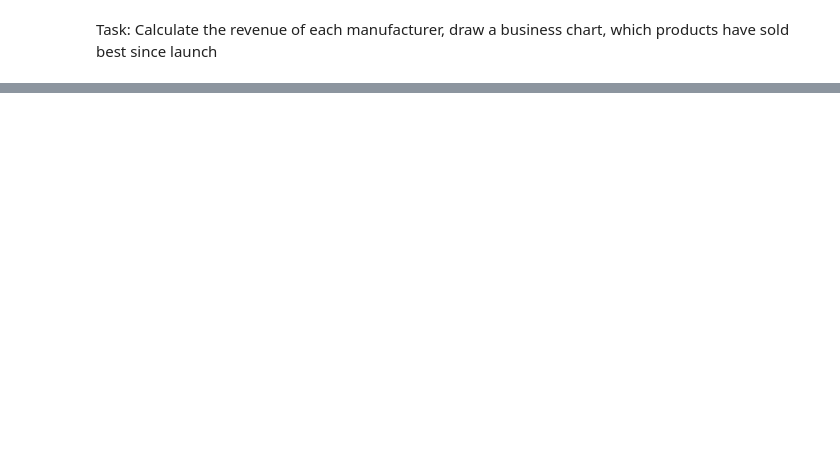
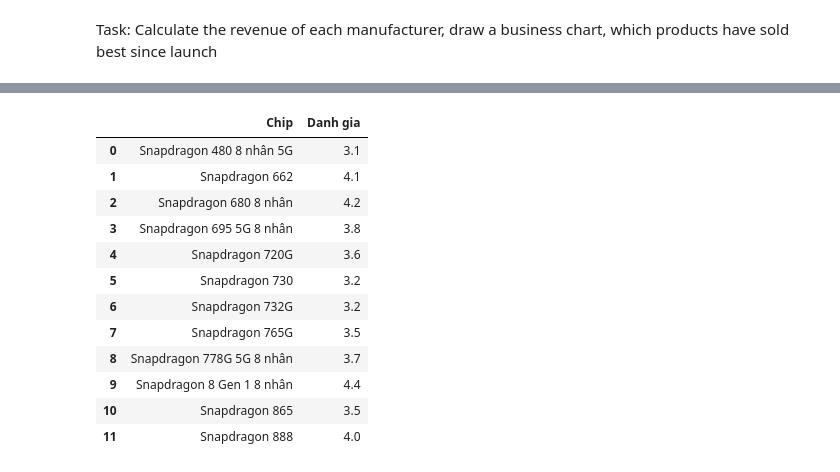
Before and after one commit to kienphamlalala/crawldata, a Jupyter notebook: xulyfile.ipynb, the cells around one changed output, grey strips where cells are left out. Saved outputs shown, nothing was run; the diff lists cells and outputs as text; code cells hidden in the pictures; blank space fills up the shorter version.

```diff
--- a/xulyfile.ipynb
+++ b/xulyfile.ipynb
@@ -23,0 +62,26 @@ Product has most sales is iPhone with 41631410000 sales
+# %%
+
+#df2_tmp=df2.loc[(df2['Gia']<8000000)&(df2['Danh gia']>=4)&(df2['Gia']>5000000)]
+
+df.head()
+df3=df.loc[:,['Name','Chip','Danh gia']]
+df3['Chip Sn']=df3['Chip'].apply(chip_snd)
+snd_tmp=df3.loc[(df3['Chip Sn']=='Snapdragon')]
+snd_tmp2=snd_tmp.groupby('Chip')
+snd_tmp2_avg=snd_tmp2.mean()
+snd_tmp2_avg=round(snd_tmp2_avg.reset_index(),1)
+snd_tmp2_avg
+# %% [output]
+|  | Chip | Danh gia |
+| 0 | Snapdragon 480 8 nhân 5G | 3.1 |
+| 1 | Snapdragon 662 | 4.1 |
+| 2 | Snapdragon 680 8 nhân | 4.2 |
+| 3 | Snapdragon 695 5G 8 nhân | 3.8 |
+| 4 | Snapdragon 720G | 3.6 |
+| 5 | Snapdragon 730 | 3.2 |
+| 6 | Snapdragon 732G | 3.2 |
+| 7 | Snapdragon 765G | 3.5 |
+| 8 | Snapdragon 778G 5G 8 nhân | 3.7 |
+| 9 | Snapdragon 8 Gen 1 8 nhân | 4.4 |
+| 10 | Snapdragon 865 | 3.5 |
+| 11 | Snapdragon 888 | 4.0 |
```
Also changed, not shown: parts of 8 cells of this notebook.
